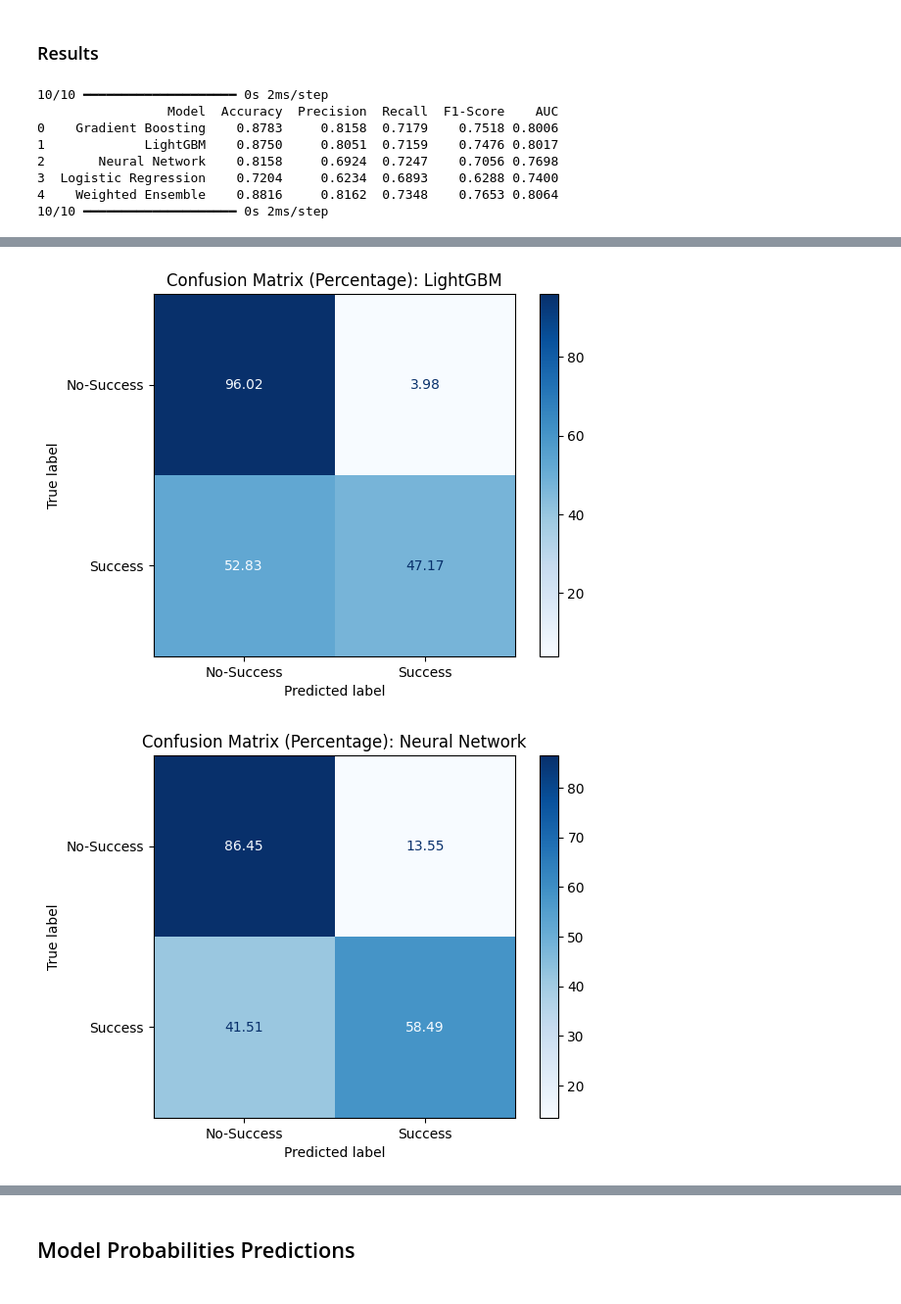
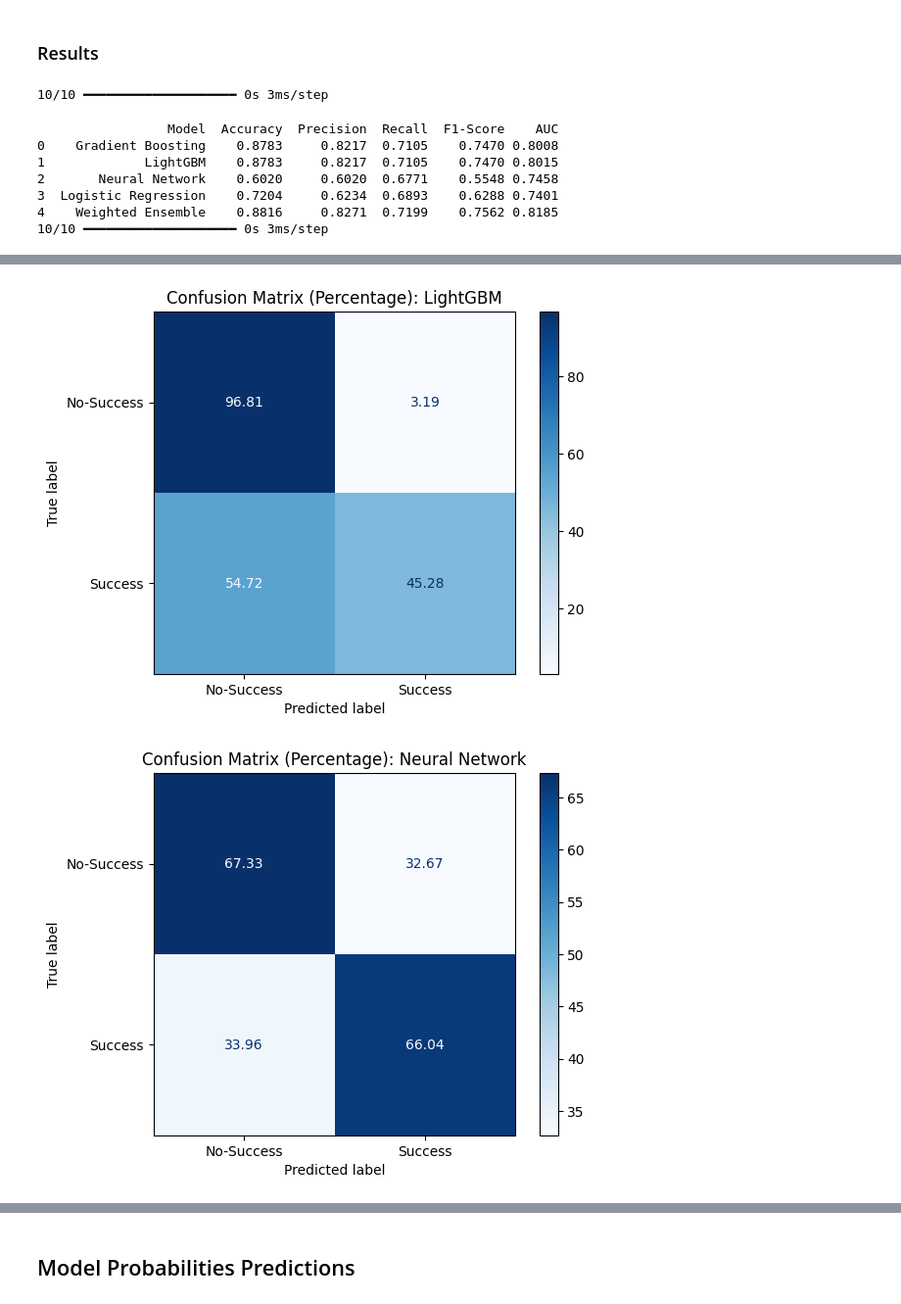
Before and after one commit to JDL05/PredictingVentureSuccess_ADA, a Jupyter notebook: Code/Modelling/Modelling.ipynb, the cells around one changed output, grey strips where cells are left out. Shown at 98% size. Cells and saved outputs as stored; diff of their text form; code cells hidden in the pictures.

```diff
--- a/Code/Modelling/Modelling.ipynb
+++ b/Code/Modelling/Modelling.ipynb
@@ -29,5 +31,6 @@ import numpy as np
 # %%
 pd.set_option('display.max_columns', None)
 # %%
-with Notebook():
-    from ModelPreparation import data
+#with Notebook():
+#    from ModelPreparation import data
+data = pd.read_csv('data.csv')
@@ -113,13 +101,13 @@ logistic_report = classification_report(y_test, logistic_predictions, output_dic
 # Gradient Boosting
 # Define the hyperparameter grid
 param_grid = {
-    'learning_rate': [0.03, 0.05],
-    'n_estimators': [400, 500],
-    'max_depth': [5, 6],
-    'min_samples_split': [15, 20],
-    'min_samples_leaf': [6, 8],
-    'subsample': [0.7, 0.8],
-    'max_features': ['sqrt', 0.5],
+    'learning_rate': [0.04, 0.05],  # Small values ensure gradual learning, balancing stability and speed (reduce overfitting).
+    'n_estimators': [400, 500],  # Moderate values to ensure enough trees for learning without overfitting or excessive computation.
+    'max_depth': [5, 6],  # Limits depth to avoid overfitting while capturing sufficient complexity.
+    'min_samples_split': [15, 20],  # Higher splits enforce regularization, helpful for preventing overfitting.
+    'min_samples_leaf': [6, 8],  # Ensures leaf nodes are large enough for stability and generalization.
+    'subsample': [0.7, 0.8],  # Random subsets of data for each tree improve generalization and reduce variance.
+    'max_features': ['sqrt', 'log2'],  # Adds randomness to feature selection, improving generalization and reducing bias.
 }
 
 # Initialize the Gradient Boosting Classifier
@@ -276,15 +310,25 @@ weighted avg       0.83      0.82      0.82       304
 ensemble_proba_weighted = (
     0.3 * best_gb_model.predict_proba(X_test_scaled)[:, 1] +
     0.3 * best_lgb_model.predict_proba(X_test_scaled)[:, 1] +
-    0.4 * nn_model.predict(X_test_scaled).flatten()
+    0.4 * nn_model.predict(X_test_scaled).flatten() +
+    0.0 * logistic_model.predict_proba(X_test_scaled)[:, 1]
 )
 
-ensemble_predictions_weighted = (ensemble_proba_weighted > 0.5).astype(int)
+# Optimize Threshold for Weighted Ensemble
+from sklearn.metrics import precision_recall_curve
+
+precision, recall, thresholds = precision_recall_curve(y_test, ensemble_proba_weighted)
+f1_scores = 2 * (precision * recall) / (precision + recall)
+optimal_idx = f1_scores.argmax()
+optimal_threshold = thresholds[optimal_idx]
+
+ensemble_predictions_weighted = (ensemble_proba_weighted > optimal_threshold).astype(int)
 
 # Evaluation des Weighted Ensembles
 ensemble_auc_weighted = roc_auc_score(y_test, ensemble_proba_weighted)
 ensemble_report_weighted = classification_report(y_test, ensemble_predictions_weighted)
 
 print("Optimized Weighted Ensemble Test AUC Score:", ensemble_auc_weighted)
+print("Optimal Threshold for Weighted Ensemble:", optimal_threshold)
 print("Classification Report (Optimized Weighted Ensemble):\n", ensemble_report_weighted)
 # %% [output]
@@ -381,7 +426,7 @@ plt.show()
 models = [
     ("Gradient Boosting", best_gb_model, best_gb_model.predict(X_test_scaled)),
     ("LightGBM", best_lgb_model, best_lgb_model.predict(X_test_scaled)),
-    ("Neural Network", nn_model, (nn_model.predict(X_test_scaled) > 0.5).astype(int)),
+    ("Neural Network", nn_model, (nn_model.predict(X_test_scaled) > optimal_threshold).astype(int)),
     ("Logistic Regression", logistic_model, logistic_predictions),
     ("Weighted Ensemble", None, ensemble_predictions_weighted)  # None for model since it's a manual ensemble
 ]
@@ -397,11 +442,11 @@ for name, model, predictions in models:
     plt.title(f"Confusion Matrix (Percentage): {name}")
     plt.show()
 # %% [output]
-10/10 ━━━━━━━━━━━━━━━━━━━━ 0s 2ms/step
-                 Model  Accuracy  Precision  Recall  F1-Score    AUC
-0    Gradient Boosting    0.8783     0.8158  0.7179    0.7518 0.8006
-1             LightGBM    0.8750     0.8051  0.7159    0.7476 0.8017
-2       Neural Network    0.8158     0.6924  0.7247    0.7056 0.7698
-3  Logistic Regression    0.7204     0.6234  0.6893    0.6288 0.7400
-4    Weighted Ensemble    0.8816     0.8162  0.7348    0.7653 0.8064
-10/10 ━━━━━━━━━━━━━━━━━━━━ 0s 2ms/step
+10/10 ━━━━━━━━━━━━━━━━━━━━ 0s 3ms/step
+                 Model  Accuracy  Precision  Recall  F1-Score    AUC
+0    Gradient Boosting    0.8783     0.8217  0.7105    0.7470 0.8008
+1             LightGBM    0.8783     0.8217  0.7105    0.7470 0.8015
+2       Neural Network    0.6020     0.6020  0.6771    0.5548 0.7458
+3  Logistic Regression    0.7204     0.6234  0.6893    0.6288 0.7401
+4    Weighted Ensemble    0.8816     0.8271  0.7199    0.7562 0.8185
+10/10 ━━━━━━━━━━━━━━━━━━━━ 0s 3ms/step
@@ -410,4 +455,4 @@ for name, model, predictions in models:
 [figure]
 [figure]
-[figure, old version]
+[figure, new version]
 [figure]
```
Also changed, not shown: parts of 15 cells of this notebook.
